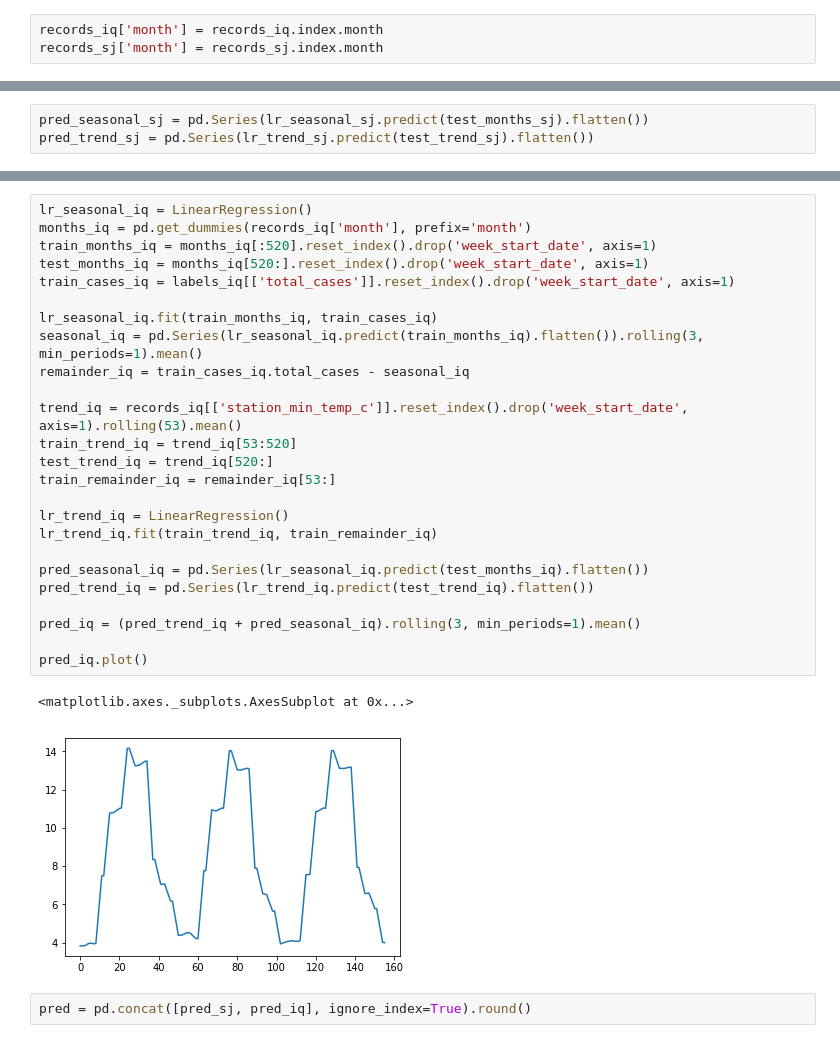
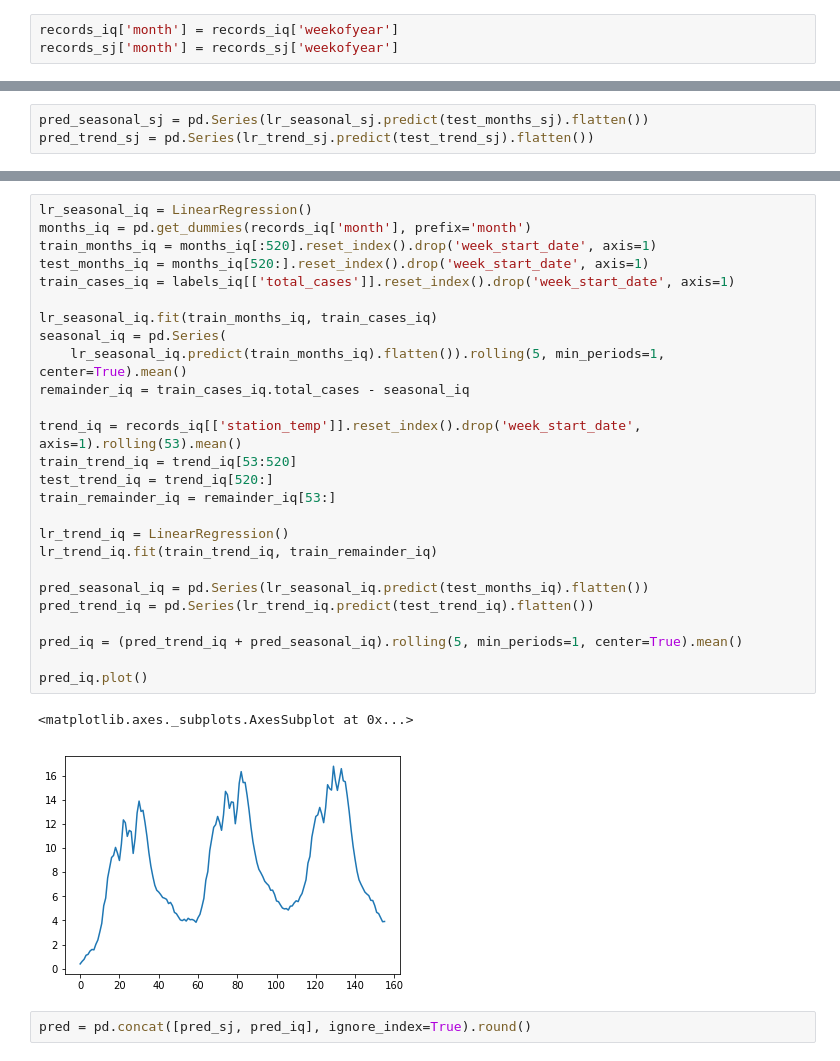
Before and after one commit to umstek/DengAI, a Jupyter notebook: Interactive Python 2/2b-prediction-based.ipynb, the cells around one changed output, grey strips where cells are left out. Saved outputs shown, nothing was run; the diff lists cells and outputs as text.

```diff
--- a/Interactive Python 2/2b-prediction-based.ipynb
+++ b/Interactive Python 2/2b-prediction-based.ipynb
@@ -34,8 +34,8 @@ labels_sj = pd.read_csv(
     index_col='week_start_date'
 )
 # %%
-records_iq['month'] = records_iq.index.month
-records_sj['month'] = records_sj.index.month
+records_iq['month'] = records_iq['weekofyear']
+records_sj['month'] = records_sj['weekofyear']
 # %% [markdown]
 ---
 # %%
@@ -71,30 +78,31 @@ pred_sj.plot()
 # %%
 lr_seasonal_iq = LinearRegression()
 months_iq = pd.get_dummies(records_iq['month'], prefix='month')
 train_months_iq = months_iq[:520].reset_index().drop('week_start_date', axis=1)
 test_months_iq = months_iq[520:].reset_index().drop('week_start_date', axis=1)
 train_cases_iq = labels_iq[['total_cases']].reset_index().drop('week_start_date', axis=1)
 
 lr_seasonal_iq.fit(train_months_iq, train_cases_iq)
-seasonal_iq = pd.Series(lr_seasonal_iq.predict(train_months_iq).flatten()).rolling(3, min_periods=1).mean()
+seasonal_iq = pd.Series(
+    lr_seasonal_iq.predict(train_months_iq).flatten()).rolling(5, min_periods=1, center=True).mean()
 remainder_iq = train_cases_iq.total_cases - seasonal_iq
 
-trend_iq = records_iq[['station_min_temp_c']].reset_index().drop('week_start_date', axis=1).rolling(53).mean()
+trend_iq = records_iq[['station_temp']].reset_index().drop('week_start_date', axis=1).rolling(53).mean()
 train_trend_iq = trend_iq[53:520]
 test_trend_iq = trend_iq[520:]
 train_remainder_iq = remainder_iq[53:]
 
 lr_trend_iq = LinearRegression()
 lr_trend_iq.fit(train_trend_iq, train_remainder_iq)
 
 pred_seasonal_iq = pd.Series(lr_seasonal_iq.predict(test_months_iq).flatten())
 pred_trend_iq = pd.Series(lr_trend_iq.predict(test_trend_iq).flatten())
 
-pred_iq = (pred_trend_iq + pred_seasonal_iq).rolling(3, min_periods=1).mean()
+pred_iq = (pred_trend_iq + pred_seasonal_iq).rolling(5, min_periods=1, center=True).mean()
 
 pred_iq.plot()
 # %% [output]
 <matplotlib.axes._subplots.AxesSubplot at 0x...>
-[figure, old version]
+[figure, new version]
 # %%
 pred = pd.concat([pred_sj, pred_iq], ignore_index=True).round()
```
Also changed, not shown: parts of 7 cells of this notebook.
